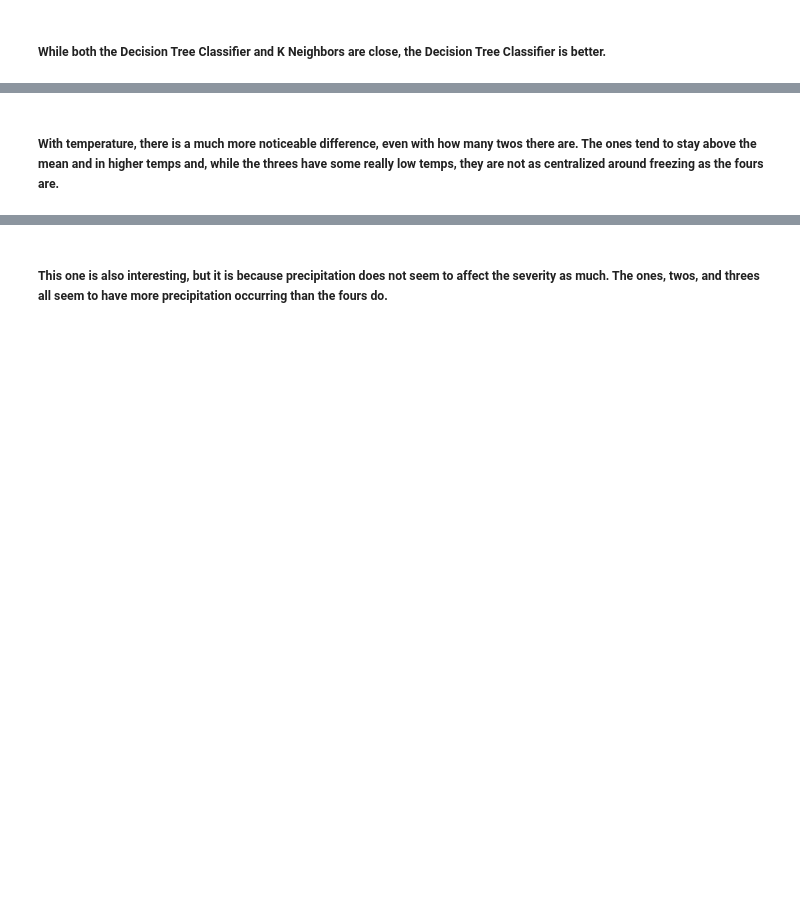
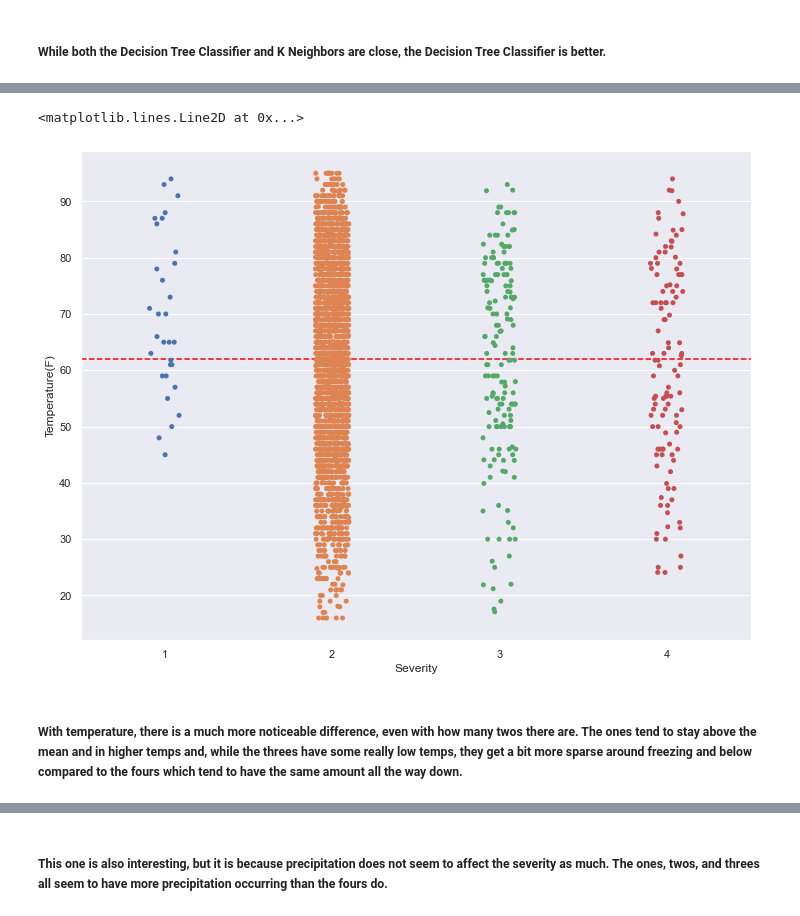
Before and after one commit to jeffc1020/453-visualization, a Jupyter notebook: final.ipynb, the cells around one changed output, grey strips where cells are left out. Drawn from its saved outputs; the diff is of its cells as text; code cells hidden in the pictures; blank space fills up the shorter version.

```diff
--- a/final.ipynb
+++ b/final.ipynb
@@ -578,8 +576,11 @@ plt.axhline(feature_test['Visibility(mi)'][:3000].mean(), color = 'red', linesty
 # %%
 plt.figure(figsize = (12,9))
-sns.swarmplot(x=target_test[:3000], y = feature_test['Temperature(F)'][:3000])
+sns.stripplot(x=target_test[:3000], y = feature_test['Temperature(F)'][:3000])
 plt.axhline(feature_test['Temperature(F)'][:3000].mean(), color = 'red', linestyle = 'dashed')
+# %% [output]
+<matplotlib.lines.Line2D at 0x...>
+[figure, added]
 # %% [markdown]
-##### With temperature, there is a much more noticeable difference, even with how many twos there are. The ones tend to stay above the mean and in higher temps and, while the threes have some really low temps, they are not as centralized around freezing as the fours are.
+##### With temperature, there is a much more noticeable difference, even with how many twos there are. The ones tend to stay above the mean and in higher temps and, while the threes have some really low temps, they get a bit more sparse around freezing and below compared to the fours which tend to have the same amount all the way down.
 # %%
 plt.figure(figsize = (12,9))
```
Also changed, not shown: parts of 8 cells of this notebook.
